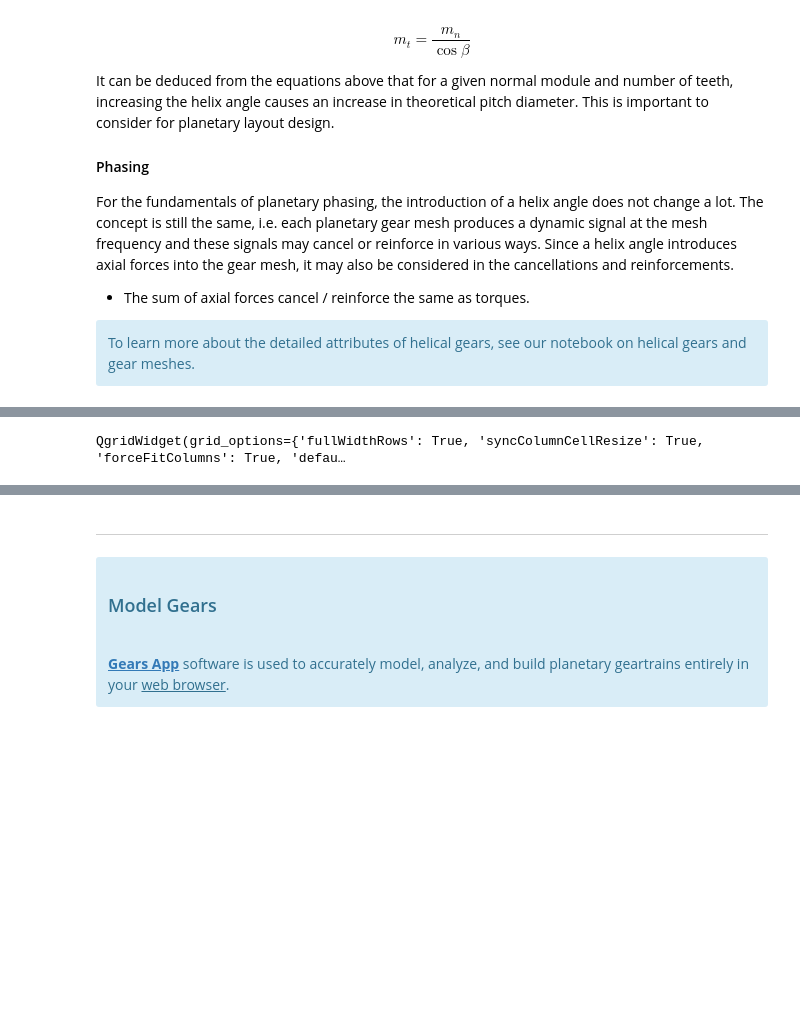
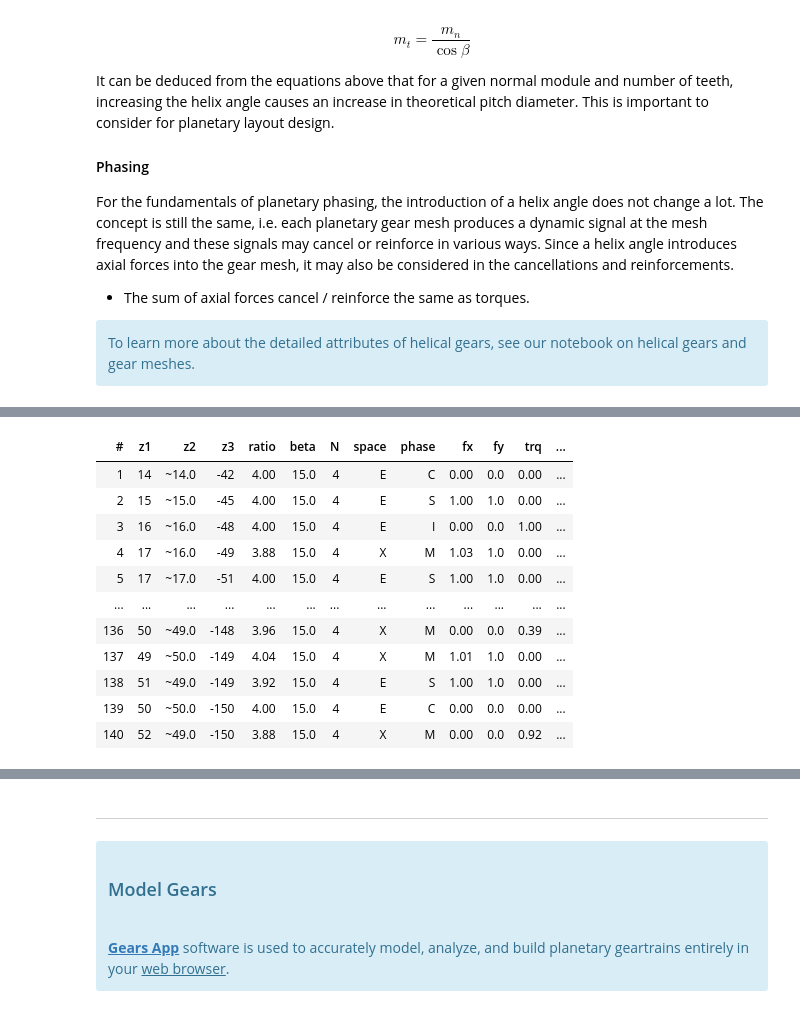
Before and after one commit to drivetrainhub/notebooks-gears, a Jupyter notebook: geometry/Chapter 4 - Planetary Gears.ipynb, the cells around one changed output, grey strips where cells are left out. Cells and saved outputs as stored; diff of their text form; code cells hidden in the pictures; blank space fills up the shorter version.

```diff
--- a/geometry/Chapter 4 - Planetary Gears.ipynb
+++ b/geometry/Chapter 4 - Planetary Gears.ipynb
@@ -773,19 +754,30 @@ if not candidates:
 # %%
 # DISPLAY CANDIDATES
 # ------------------
 
-# html approach:
-# cols_html = ['#', '$z_1$', '$z_2$', '$z_3$', '$i_{1V}$', 'N', '$\oplus$', '$\theta$', '$m_n$', '$a_0$']
-# df = pd.DataFrame(data=candidates, columns=cols)
-# display(HTML(df.to_html(index=False)))
-
-# qgrid approach:
-df = pd.DataFrame(data=candidates, columns=cols_candidate)
-df = df.set_index('#')
-qgridwidget = qgrid.show_grid(df)
-qgridwidget
+if DEV_MODE:
+    # qgrid approach:
+    df = pd.DataFrame(data=candidates, columns=cols_candidate)
+    df = df.set_index('#')
+    qgridwidget = qgrid.show_grid(df)
+    qgridwidget
+else:
+    # html approach:
+    df = pd.DataFrame(data=candidates, columns=cols_candidate)
+    display(HTML(df.to_html(index=False, max_rows=10)))
 # %% [output]
-QgridWidget(grid_options={'fullWidthRows': True, 'syncColumnCellResize': True, 'forceFitColumns': True, 'defau…
+| # | z1 | z2 | z3 | ratio | beta | N | space | phase | fx | fy | trq | ... |
+| 1 | 14 | ~14.0 | -42 | 4.00 | 15.0 | 4 | E | C | 0.00 | 0.0 | 0.00 | ... |
+| 2 | 15 | ~15.0 | -45 | 4.00 | 15.0 | 4 | E | S | 1.00 | 1.0 | 0.00 | ... |
+| 3 | 16 | ~16.0 | -48 | 4.00 | 15.0 | 4 | E | I | 0.00 | 0.0 | 1.00 | ... |
+| 4 | 17 | ~16.0 | -49 | 3.88 | 15.0 | 4 | X | M | 1.03 | 1.0 | 0.00 | ... |
+| 5 | 17 | ~17.0 | -51 | 4.00 | 15.0 | 4 | E | S | 1.00 | 1.0 | 0.00 | ... |
+| ... | ... | ... | ... | ... | ... | ... | ... | ... | ... | ... | ... | ... |
+| 136 | 50 | ~49.0 | -148 | 3.96 | 15.0 | 4 | X | M | 0.00 | 0.0 | 0.39 | ... |
+| 137 | 49 | ~50.0 | -149 | 4.04 | 15.0 | 4 | X | M | 1.01 | 1.0 | 0.00 | ... |
+| 138 | 51 | ~49.0 | -149 | 3.92 | 15.0 | 4 | E | S | 1.00 | 1.0 | 0.00 | ... |
+| 139 | 50 | ~50.0 | -150 | 4.00 | 15.0 | 4 | E | C | 0.00 | 0.0 | 0.00 | ... |
+| 140 | 52 | ~49.0 | -150 | 3.88 | 15.0 | 4 | X | M | 0.00 | 0.0 | 0.92 | ... |
 # %%
 # PLOT CANDIDATE
 # --------------
```
Also changed, not shown: parts of 24 cells of this notebook, 1 other file.
